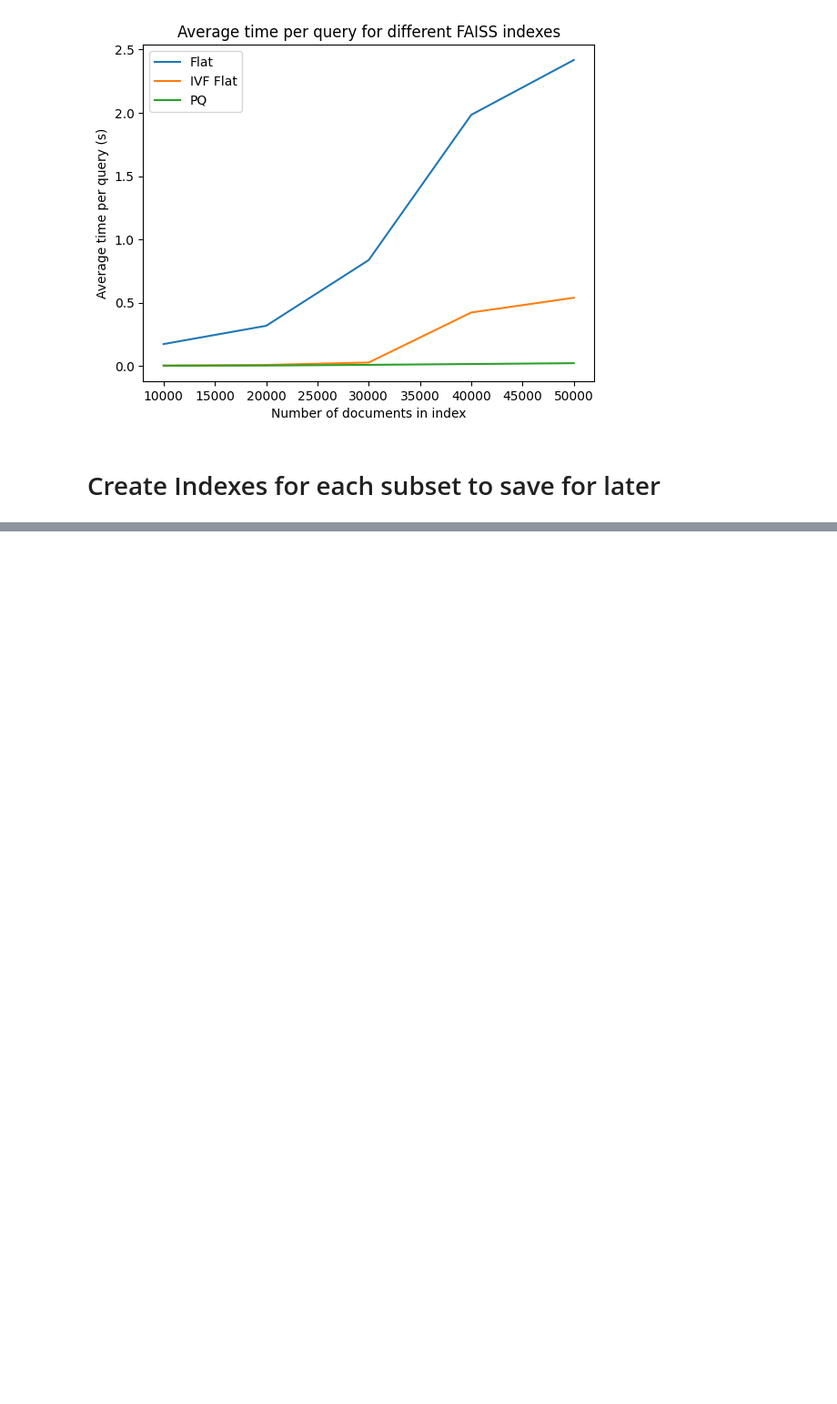
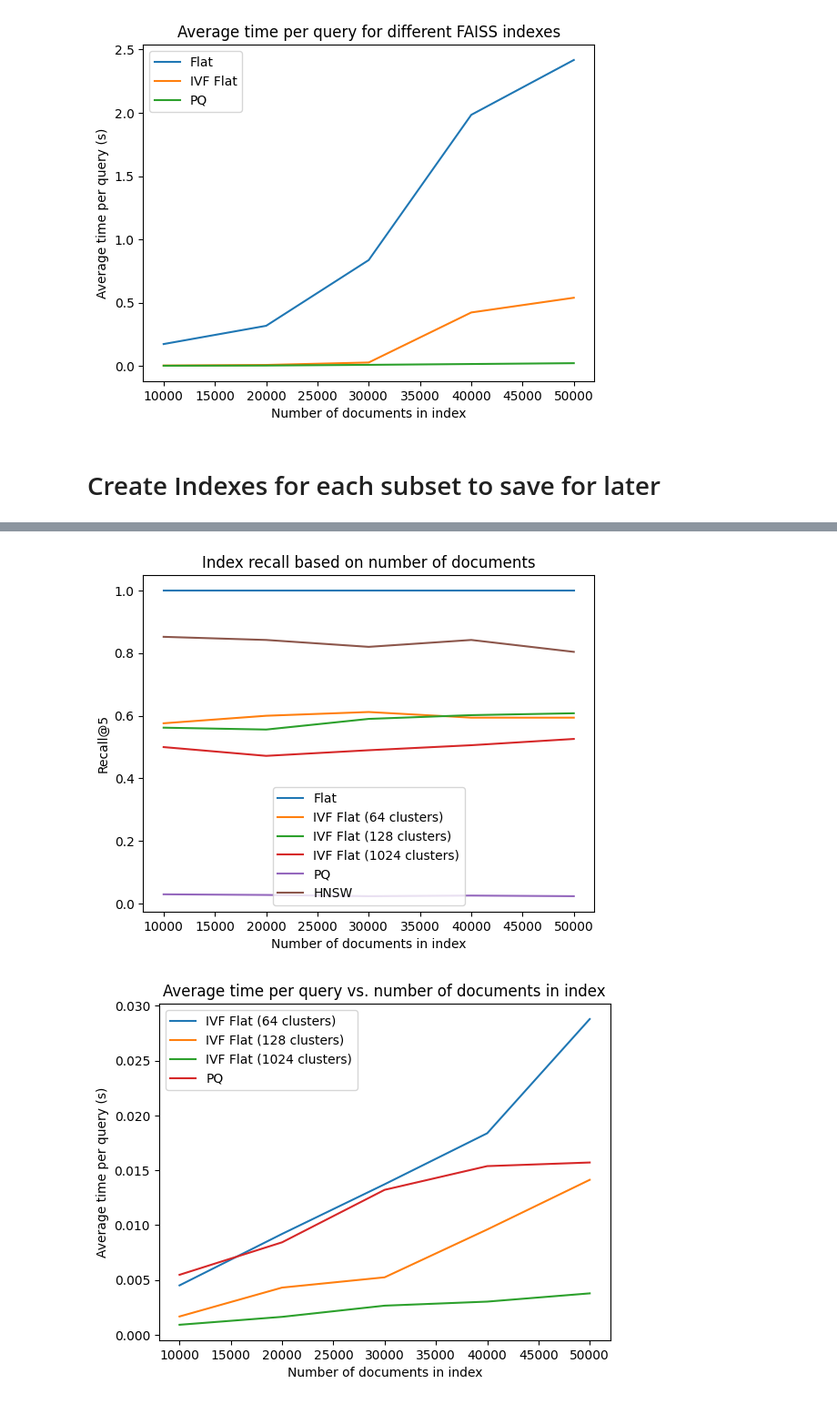
Before and after one commit to hc-sc-ocdo-bdpd/RagLLM, a Jupyter notebook: faiss_experiments.ipynb, the cells around one changed output, grey strips where cells are left out. Shown at 91% size. Cells and saved outputs as stored; diff of their text form; code cells hidden in the pictures; blank space fills up the shorter version.

Commit message:
conducted experiment with more indexes

```diff
--- a/faiss_experiments.ipynb
+++ b/faiss_experiments.ipynb
@@ -169,0 +215,18 @@ Index for PQ 50K documents exists
+# %%
+ivf_flat = IndexIVFFlat()
+IVF_Flat_64_data = compute_recall(ivf_flat, 'IVF Flat64', test_embeddings, grand_truth, NUM_BATCHES, K)
+
+ivf_flat = IndexIVFFlat()
+IVF_Flat_128_data = compute_recall(ivf_flat, 'IVF Flat128', test_embeddings, grand_truth, NUM_BATCHES, K)
+
+ivf_flat = IndexIVFFlat()
+IVF_Flat_1024_data = compute_recall(ivf_flat, 'IVF Flat1024', test_embeddings, grand_truth, NUM_BATCHES, K)
+
+pq = IndexPQ()
+PQ_data = compute_recall(pq, 'PQ', test_embeddings, grand_truth, NUM_BATCHES, K)
+
+hnsw = IndexHNSW()
+HNSW_data = compute_recall(hnsw, 'HNSW', test_embeddings, grand_truth, NUM_BATCHES, K)
+# %%
+pq = IndexPQ()
+PQ_data = compute_recall(pq, 'PQ', test_embeddings, grand_truth, NUM_BATCHES, K)
@@ -169,0 +248,28 @@ Index for PQ 50K documents exists
+# %%
+num_documents = np.array(range(1,NUM_BATCHES+1))*10000
+plt.plot(num_documents, np.ones(NUM_BATCHES), label='Flat')
+plt.plot(num_documents, IVF_Flat_64_data[0], label='IVF Flat (64 clusters)')
+plt.plot(num_documents, IVF_Flat_128_data[0], label='IVF Flat (128 clusters)')
+plt.plot(num_documents, IVF_Flat_1024_data[0], label='IVF Flat (1024 clusters)')
+plt.plot(num_documents, PQ_data[0], label='PQ')
+plt.plot(num_documents, HNSW_data[0], label='HNSW')
+plt.title("Index recall based on number of documents")
+plt.xlabel("Number of documents in index")
+plt.ylabel("Recall@5")
+plt.legend()
+plt.show()
+
+# plt.plot(num_documents, flat_times, label='Flat')
+plt.plot(num_documents, IVF_Flat_64_data[1], label='IVF Flat (64 clusters)')
+plt.plot(num_documents, IVF_Flat_128_data[1], label='IVF Flat (128 clusters)')
+plt.plot(num_documents, IVF_Flat_1024_data[1], label='IVF Flat (1024 clusters)')
+plt.plot(num_documents, PQ_data[1], label='PQ')
+# plt.plot(num_documents, HNSW_data[1], label='HNSW')
+plt.title("Average time per query vs. number of documents in index")
+plt.xlabel("Number of documents in index")
+plt.ylabel("Average time per query (s)")
+plt.legend()
+plt.show()
+# %% [output]
+[figure, added]
+[figure, added]
```
Also changed, not shown: parts of 7 cells of this notebook, 1 other file.
